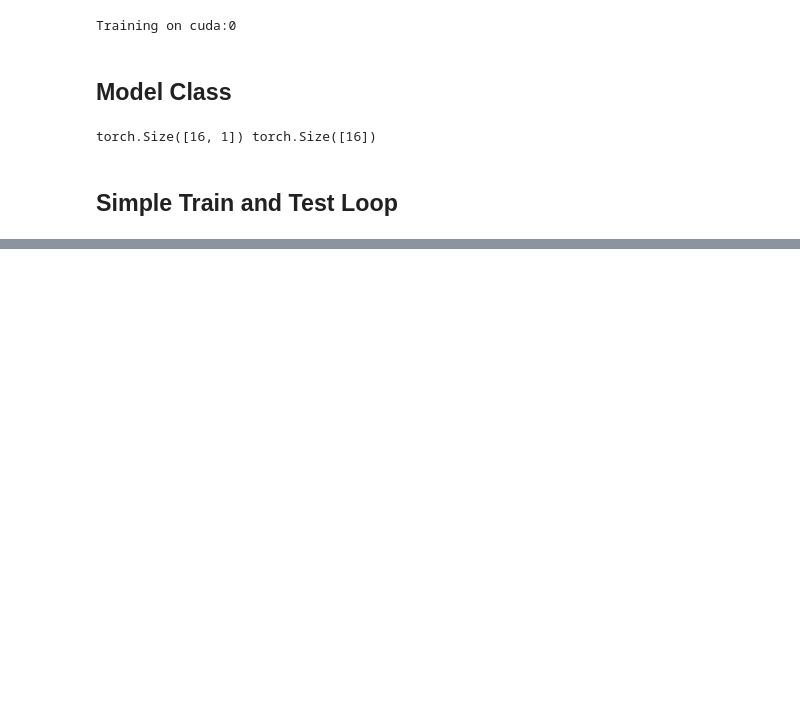
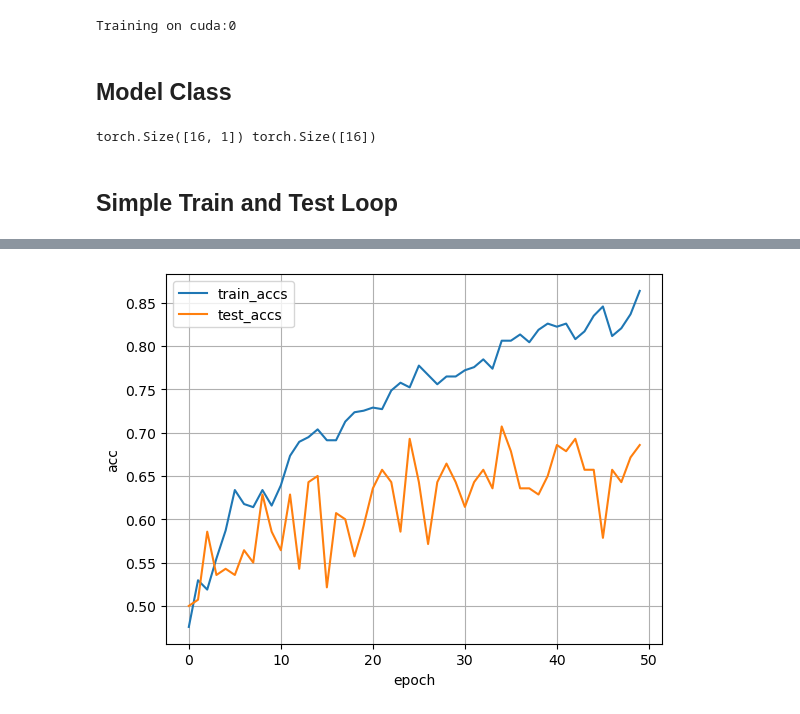
Before and after one commit to nminhquang380/kaggle_project, a Jupyter notebook: image-classification-cat-and-dog.ipynb, the cells around one changed output, grey strips where cells are left out. Drawn from its saved outputs; the diff is of its cells as text; code cells hidden in the pictures; blank space fills up the shorter version.

```diff
--- a/image-classification-cat-and-dog.ipynb
+++ b/image-classification-cat-and-dog.ipynb
@@ -331,0 +382,11 @@ epoch: 10 validation accuracy: 0.577
+# %%
+plt.figure()
+plt.grid()
+plt.plot(train_accs)
+plt.plot(test_accs)
+plt.legend(['train_accs', 'test_accs'])
+plt.xlabel('epoch')
+plt.ylabel('acc')
+plt.show()
+# %% [output]
+[figure, added]
```
Also changed, not shown: parts of 21 cells of this notebook.
